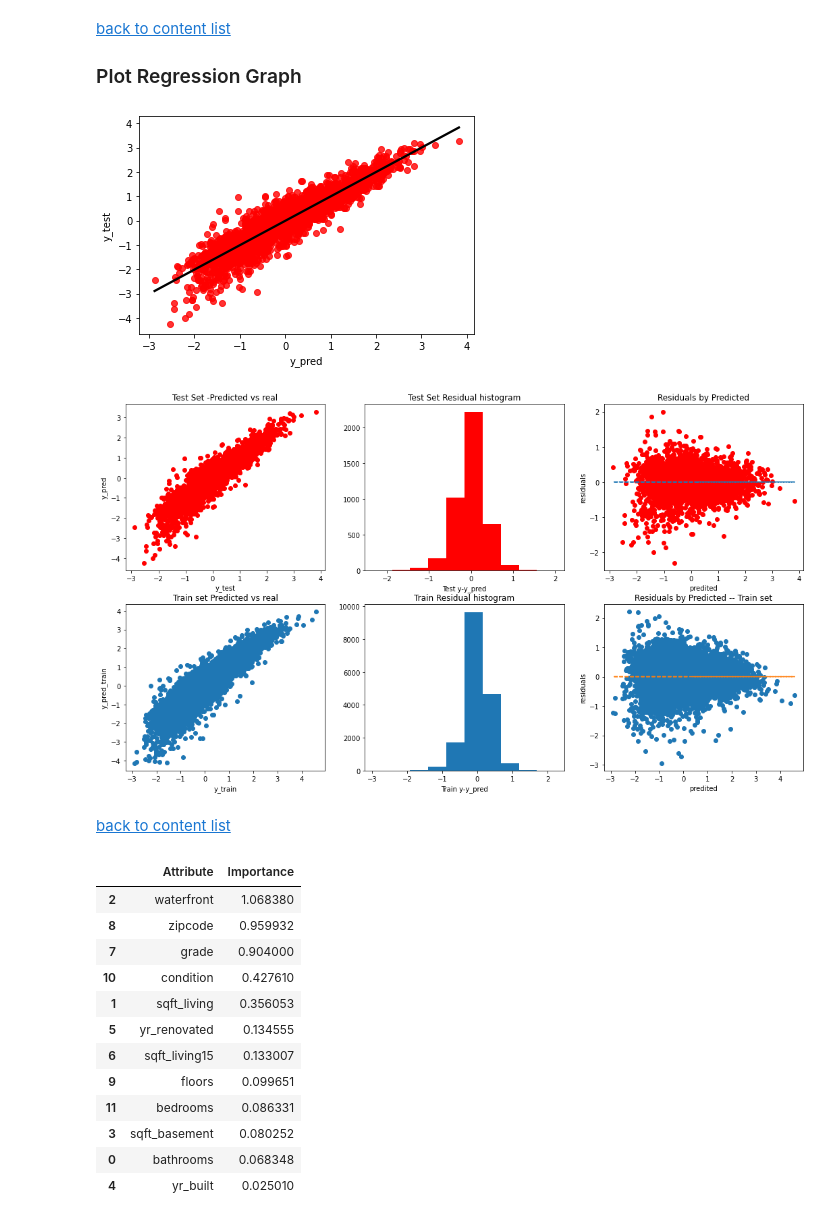
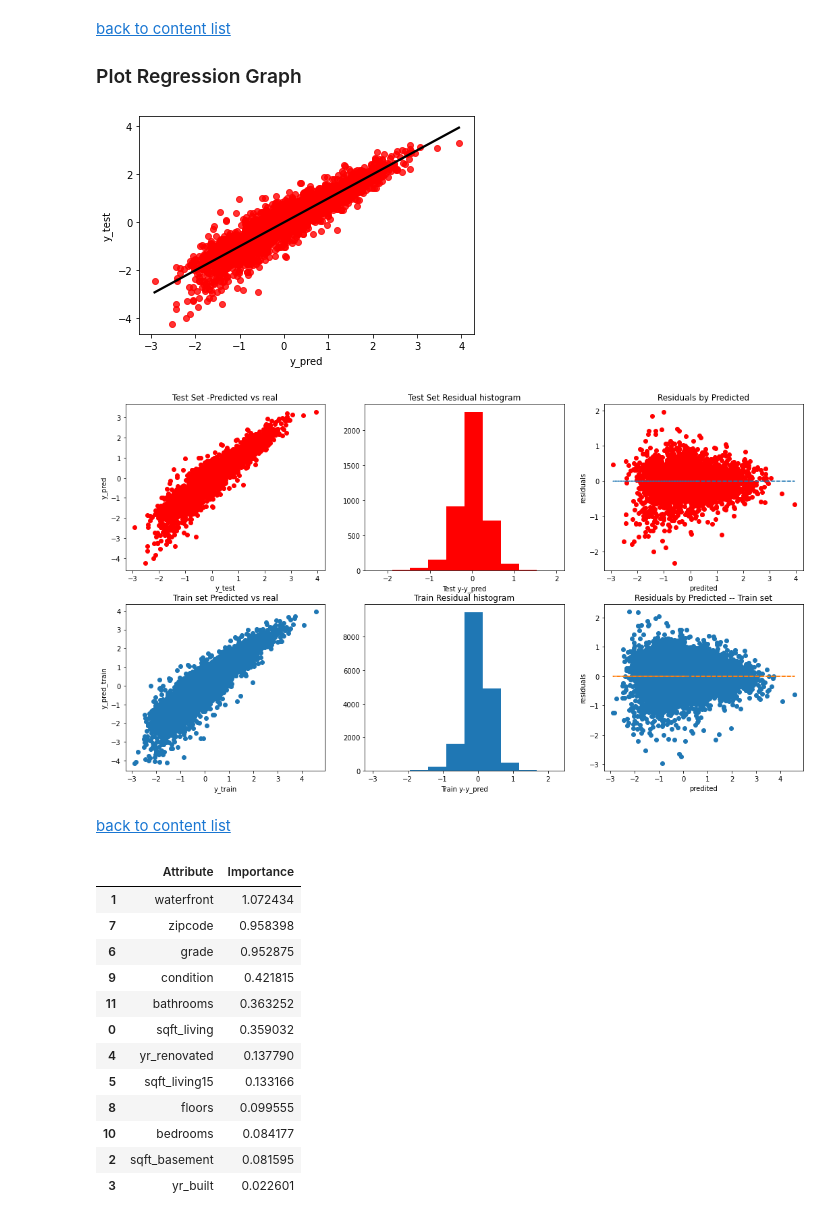
Before and after one commit to Denny-Meyer/IronHack_mid_term_real_state_regression, a Jupyter notebook: source_code/data_analytics_denny.ipynb, the cells around one changed output. Drawn from its saved outputs; the diff is of its cells as text; code cells hidden in the pictures.

```diff
--- a/source_code/data_analytics_denny.ipynb
+++ b/source_code/data_analytics_denny.ipynb
@@ -239,8 +270,6 @@ def plot_train_vs_test(x_train, y_pred, x_test, y_test, y_pred_train):
 # load data and create work_copy
 
 raw_data = pd.read_excel('../data/Data_MidTerm_Project_Real_State_Regression.xls')
-
-work_copy = raw_data.copy()
 # %% [markdown]
 ### Data review
 # %%
@@ -328,5 +354,5 @@ plt.show()
 # %%
 # drop first not need data
-work_copy.drop(columns=['id', 'date', 'sqft_lot','sqft_above', 'view', 'sqft_lot15'], inplace=True)
+work_copy_v1= raw_data.copy()
 
-# removed floors, sqft_living15, sqft_above, yr_renovated
+work_copy_v1.drop(columns=['id', 'date'], inplace=True)
@@ -367,6 +506,8 @@ work_copy = create_dummies_for_categorie(work_copy, 'floors')
 work_copy = create_dummies_for_categorie(work_copy, 'bedrooms')
 # %%
 work_copy = create_dummies_for_categorie(work_copy, 'condition')
+# %%
+work_copy = create_dummies_for_categorie(work_copy, 'bathrooms')
 # %%
 #plot_numeric(work_copy)
 
@@ -428,5 +569,7 @@ array([[ 0.53068922,  0.26671878, -0.08816873, ...,  0.73259881,
 # %%
-model_l = LinearRegression()
+#model_l = LinearRegression()
 #model_l = Lasso()
 
-model_l.fit(x_train, y_train)
+#model_l.fit(x_train, y_train)
+
+model_l = create_linear_model(x_train=x_train, y_train=y_train)
@@ -478,10 +622,10 @@ result=pd.DataFrame({"y_test":y_test,"y_pred":y_pred_test})
 # %%
 
 sns.regplot(x='y_pred',y='y_test', data=result, scatter_kws={"color": "red"}, line_kws={"color": "black"})
-plot_train_vs_test(x_train=x_train,y_pred= y_pred_test, x_test=x_test, y_test=y_test, y_pred_train=y_pred_train)
+plot_train_vs_test(y_pred_test= y_pred_test, y_test=y_test, y_pred_train=y_pred_train)
 # %% [output]
-[figure, old version]
+[figure, new version]
-[figure, old version]
+[figure, new version]
 # %% [markdown]
 <a id='feature_importance'></a>
 <a href='#content'>back to content list</a>
@@ -498,6 +642,7 @@ grade_mean = features_importances[features_importances['Attribute'].str.startswi
 floors_mean = features_importances[features_importances['Attribute'].str.startswith('floor') == True]
 condition_mean = features_importances[features_importances['Attribute'].str.startswith('condition') == True]
 bedrooms_mean = features_importances[features_importances['Attribute'].str.startswith('bedroom') == True]
+bathrooms_mean = features_importances[features_importances['Attribute'].str.startswith('bathrooms') == True]
 
 # drop this features from table
 features_importances = features_importances[features_importances['Attribute'].str.startswith('zip') != True]
@@ -505,6 +650,7 @@ features_importances = features_importances[features_importances['Attribute'].st
 features_importances = features_importances[features_importances['Attribute'].str.startswith('floor') != True]
 features_importances = features_importances[features_importances['Attribute'].str.startswith('condition') != True]
 features_importances = features_importances[features_importances['Attribute'].str.startswith('bedroom') != True]
+features_importances = features_importances[features_importances['Attribute'].str.startswith('bathrooms') != True]
 
 
 # add packed features with mean value to the featue list
@@ -513,24 +659,25 @@ features_importances.loc[features_importances.index.max() + 1] = ['zipcode', zip
 features_importances.loc[features_importances.index.max() + 1] = ['floors', floors_mean['Importance'].values.mean()]
 features_importances.loc[features_importances.index.max() + 1] = ['condition', condition_mean['Importance'].values.mean()]
 features_importances.loc[features_importances.index.max() + 1] = ['bedrooms', bedrooms_mean['Importance'].values.mean()]
+features_importances.loc[features_importances.index.max() + 1] = ['bathrooms', bathrooms_mean['Importance'].values.mean()]
 
 # sort and print
 features_importances = features_importances.sort_values(by='Importance', ascending=False)
 features_importances
 # %% [output]
 |  | Attribute | Importance |
-| 2 | waterfront | 1.068380 |
-| 8 | zipcode | 0.959932 |
-| 7 | grade | 0.904000 |
-| 10 | condition | 0.427610 |
-| 1 | sqft_living | 0.356053 |
-| 5 | yr_renovated | 0.134555 |
-| 6 | sqft_living15 | 0.133007 |
-| 9 | floors | 0.099651 |
-| 11 | bedrooms | 0.086331 |
-| 3 | sqft_basement | 0.080252 |
-| 0 | bathrooms | 0.068348 |
-| 4 | yr_built | 0.025010 |
+| 1 | waterfront | 1.072434 |
+| 7 | zipcode | 0.958398 |
+| 6 | grade | 0.952875 |
+| 9 | condition | 0.421815 |
+| 11 | bathrooms | 0.363252 |
+| 0 | sqft_living | 0.359032 |
+| 4 | yr_renovated | 0.137790 |
+| 5 | sqft_living15 | 0.133166 |
+| 8 | floors | 0.099555 |
+| 10 | bedrooms | 0.084177 |
+| 2 | sqft_basement | 0.081595 |
+| 3 | yr_built | 0.022601 |
 # %%
 plt.bar(x=features_importances['Attribute'], height=features_importances['Importance'], color='#087E8B')
 plt.title('Feature importances obtained from coefficients', size=20)
```
Also changed, not shown: parts of 32 cells of this notebook, 4 other files.
